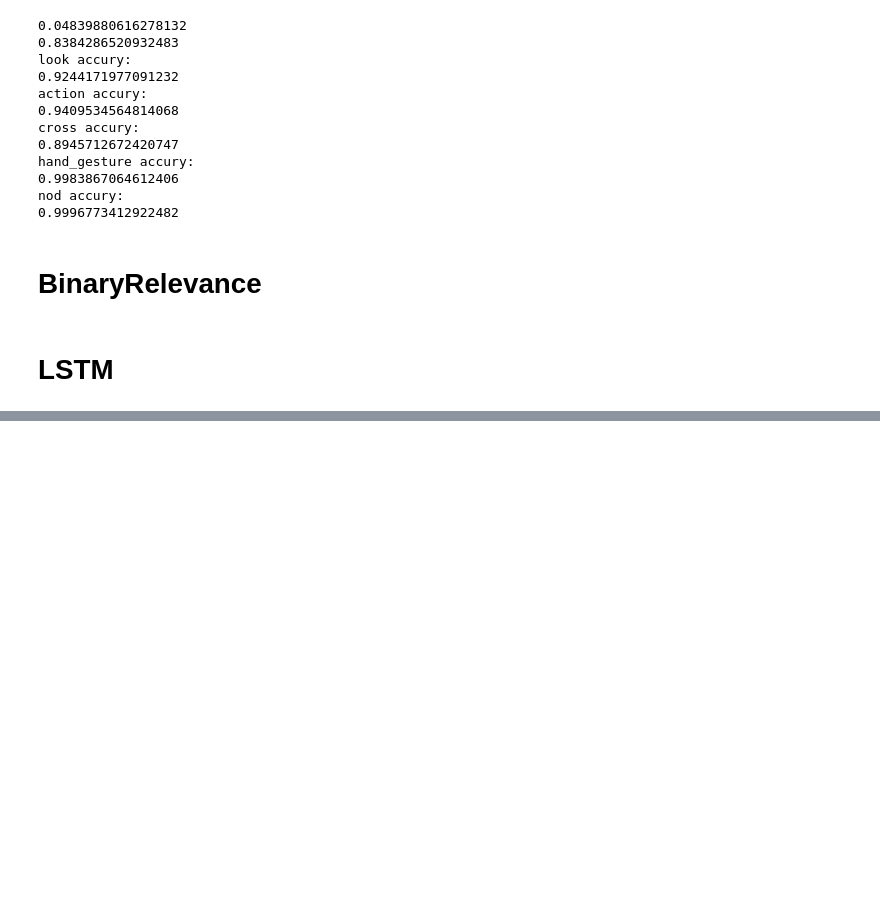
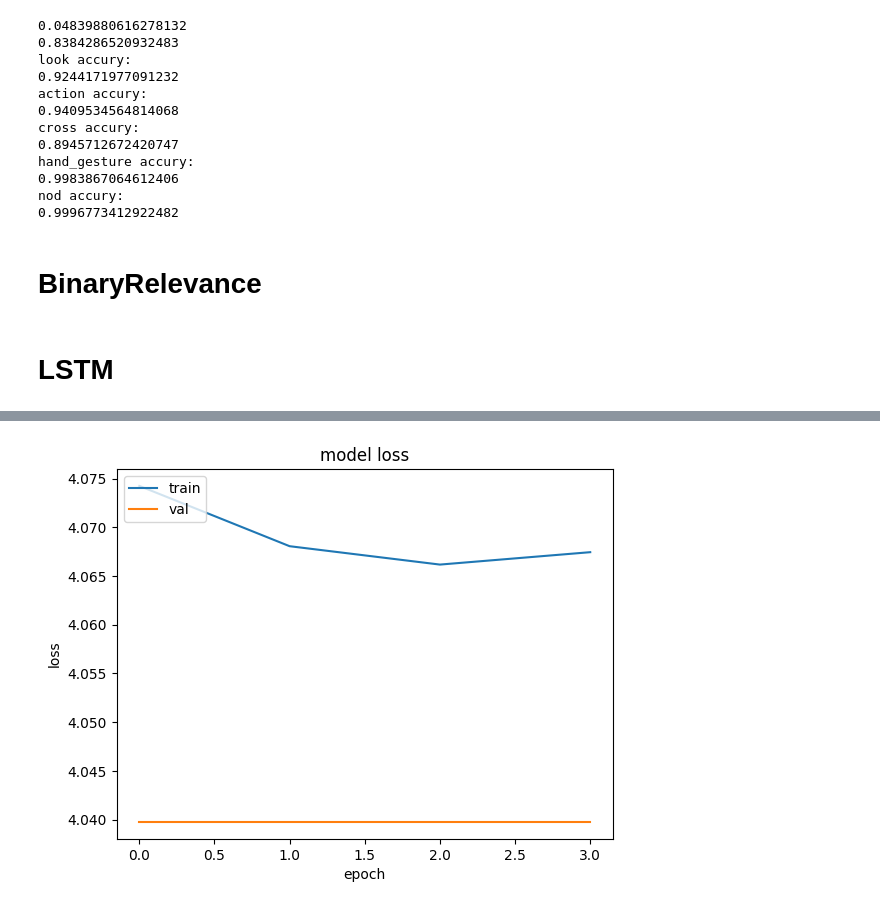
Before and after one commit to deniz997/pedestrian-pose-recognition, a Jupyter notebook: model/action_recognition/simple_classifiers.ipynb, the cells around one changed output, grey strips where cells are left out. Drawn from its saved outputs; the diff is of its cells as text; code cells hidden in the pictures; blank space fills up the shorter version.

Commit message:
add TCN, update LSTM with new loss and metric

```diff
--- a/model/action_recognition/simple_classifiers.ipynb
+++ b/model/action_recognition/simple_classifiers.ipynb
@@ -140,0 +165,22 @@ print(results)
+# %%
+features, coordinate_values = X_train.shape
+batch_size, time_steps, input_dim = None, 20, coordinate_values
+tcn_layer = TCN(input_shape=(coordinate_values, 1))
+# The receptive field tells you how far the model can see in terms of timesteps.
+print('Receptive field size =', tcn_layer.receptive_field)
+
+m = Sequential([
+        tcn_layer,
+        Dense(4)
+    ])
+
+m.compile(optimizer='adam', loss=tf.keras.losses.binary_crossentropy, metrics=[tf.keras.metrics.F1Score(
+        average='weighted', threshold=0.5, name='f1_score', dtype=None)])
+
+tcn_full_summary(m, expand_residual_blocks=False)
+
+history = m.fit(X_train, Y_train,  epochs=4, steps_per_epoch=1000)
+predictions = m.predict(X_test)
+print("Complete")
+results = m.evaluate(X_test, Y_test, batch_size=32)
+print(dict(zip(m.metrics_names, results)))
@@ -140,0 +199,12 @@ print(results)
+# %%
+from matplotlib import pyplot as plt
+
+plt.plot(history.history['loss'])
+#plt.plot(history.history['val_loss'])
+plt.title('model loss')
+plt.ylabel('loss')
+plt.xlabel('epoch')
+plt.legend(['train', 'val'], loc='upper left')
+plt.show()
+# %% [output]
+[figure, added]
```
Also changed, not shown: parts of 7 cells of this notebook, 1 other file.
